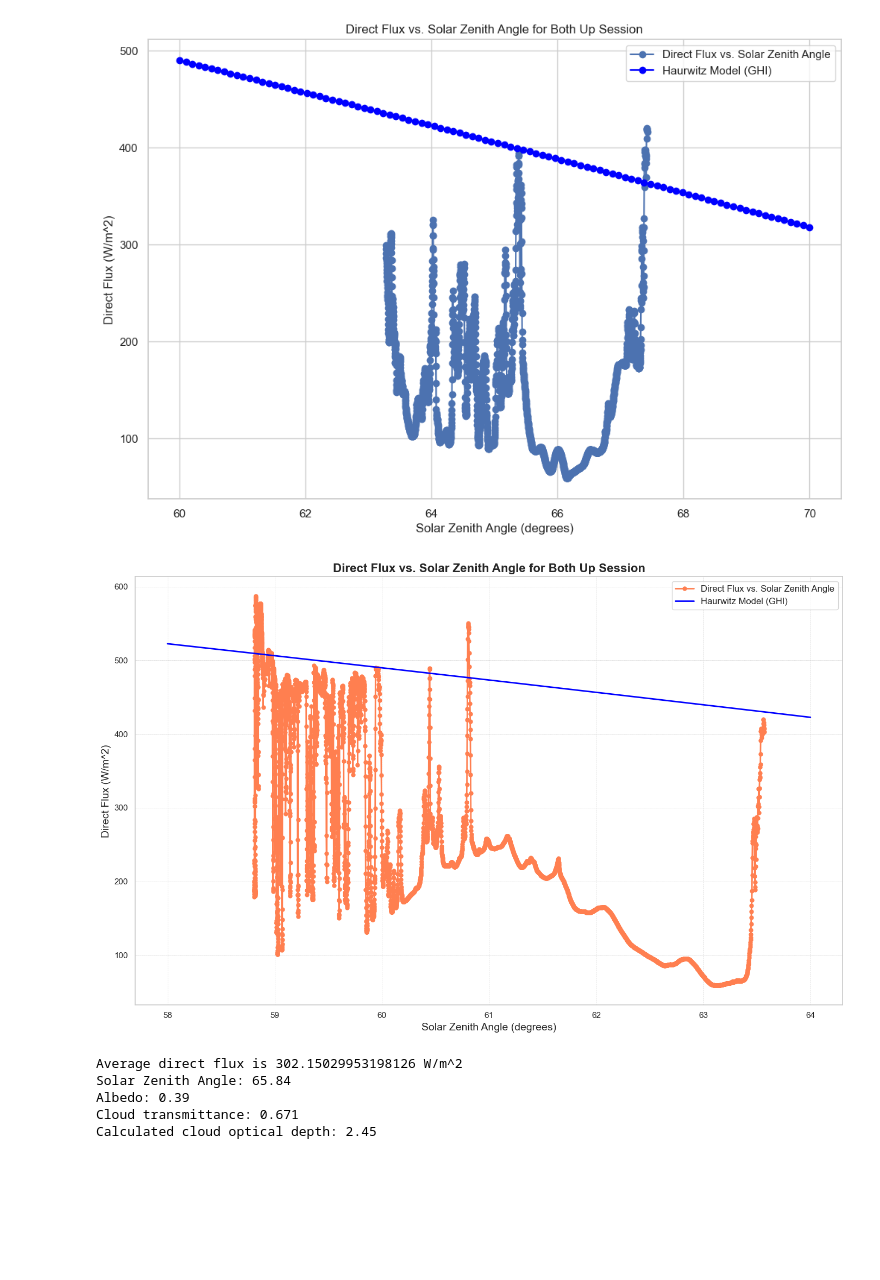
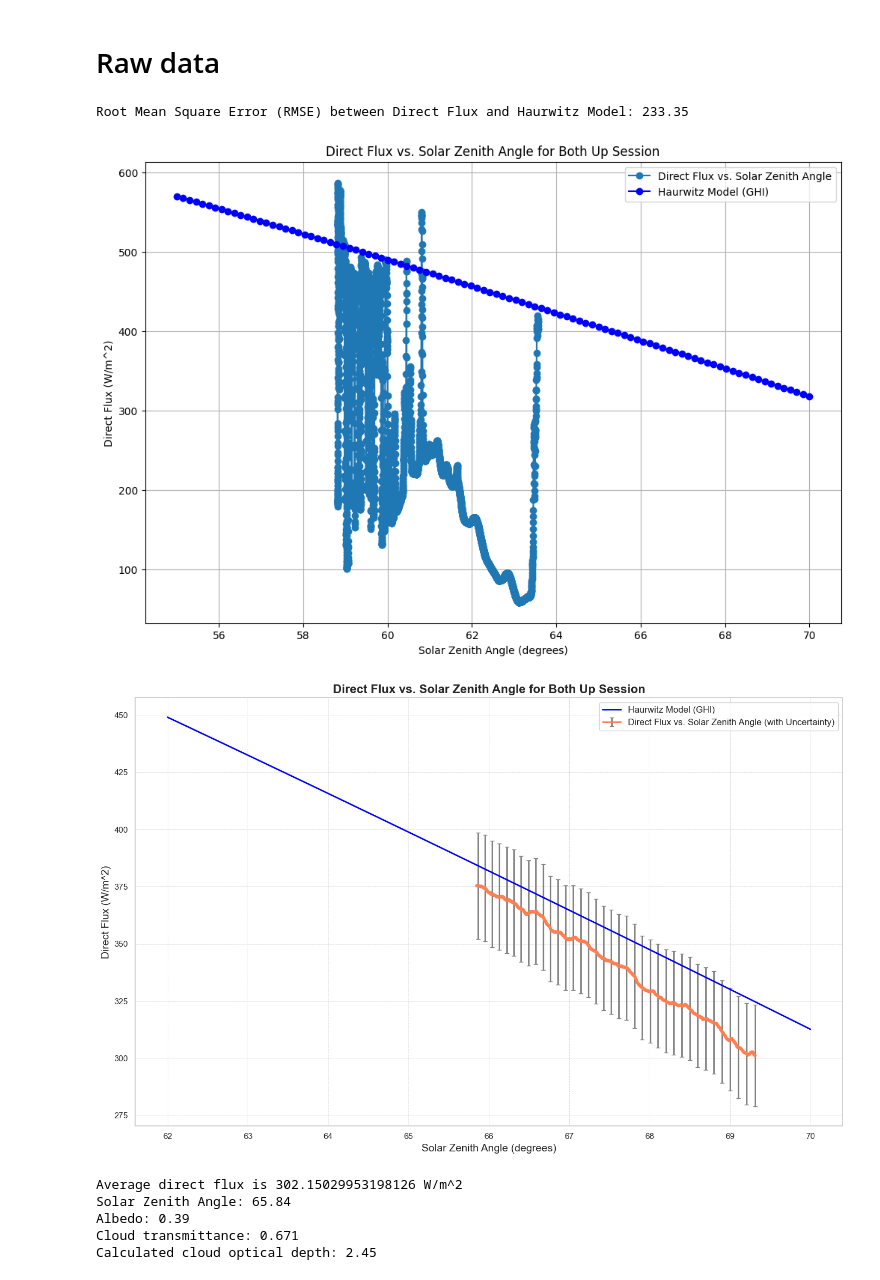
Before and after one commit to WeepsDanky/F1-solar-radiation, a Jupyter notebook: untitled(3)-presentation.ipynb, the cells around one changed output. Drawn from its saved outputs; the diff is of its cells as text; code cells hidden in the pictures; blank space fills up the shorter version.

```diff
--- a/untitled(3)-presentation.ipynb
+++ b/untitled(3)-presentation.ipynb
@@ -1,3 +1,5 @@
+# %% [markdown]
+# Raw data
 # %%
 # Calculate total flux
 import pandas as pd
@@ -23,7 +25,7 @@ for file_path, label in file_paths.items():
     dataframes[label] = df
 
 # Load the data for the "Both Up Session"
-selected_label = 'Cloudy Hyde Park Long'
+selected_label = 'Cloudy BLKT Long'
 selected_df = dataframes[selected_label]
 
 # Calculate direct flux
@@ -52,38 +54,46 @@ plt.title('Direct Flux vs. Solar Zenith Angle for Both Up Session')
 plt.grid(True)
 
 # Generate a range of apparent zenith angles from 0 to 90 degrees
-apparent_zenith_angles = np.linspace(60, 70, 100)
+apparent_zenith_angles = np.linspace(55, 70, 100)
 
 def haurwitz(apparent_zenith):
     cosZ = np.cos(np.radians(apparent_zenith))
     return 1098 * cosZ * np.exp(-0.057 / cosZ)
 
 def dni_model(apparent_zenith):
     I0 = 1367  # Extraterrestrial solar irradiance in W/m²
     cosZ = np.cos(np.radians(apparent_zenith))
     m = 1 / cosZ  # Air mass approximation
     return I0 * np.exp(-0.14 * m)
 
 # Calculate the corresponding GHI values using the corrected Haurwitz model
 ghi_values = haurwitz(apparent_zenith_angles)
 
 # Plot the Haurwitz model on top of the existing plot
 plt.plot(apparent_zenith_angles, ghi_values, label='Haurwitz Model (GHI)', color='blue', marker='o')
 
 # Calculate the DNI values
 dni_values = dni_model(apparent_zenith_angles)
 
 # Plot the DNI model on top of the existing plot
 # plt.plot(apparent_zenith_angles, dni_values, label='DNI Model', color='green', marker='x')
 
+# Function to calculate root mean square error between two datasets
+def calculate_rmse(actual, predicted):
+    return np.sqrt(np.mean((np.array(actual) - np.array(predicted)) ** 2))
+
+# Calculate RMSE between the direct flux data and the Haurwitz model
+rmse = calculate_rmse(direct_flux[:-1], haurwitz(y_data[:-1]))
+print(f'Root Mean Square Error (RMSE) between Direct Flux and Haurwitz Model: {rmse:.2f}')
 
 # Add legend
 plt.legend()
 
 # Show the plot
 plt.show()
 # %% [output]
+Root Mean Square Error (RMSE) between Direct Flux and Haurwitz Model: 233.35
-[figure, old version]
+[figure, new version]
 # %%
 # Calculate total flux
 import pandas as pd
@@ -114,13 +124,34 @@ for file_path, label in file_paths.items():
     dataframes[label] = df
 
 # Load the data for the "Both Up Session"
-selected_label = 'Cloudy BLKT Long'
+selected_label = 'Both Up Session'
 selected_df = dataframes[selected_label]
 
 # Calculate direct flux
 total_flux = selected_df['KZ11W:']
 diffusive_flux = selected_df['KZ11C:']
 direct_flux = total_flux - diffusive_flux
+
+# Calculate uncertainty for each measured flux
+uncertainties = []
+
+for flux in direct_flux:
+    zero_offset = 2.5  # W/m^2
+    non_linearity_error = 0.03 * flux  # 3% of measured value
+    signal_processing_error = 3  # W/m^2
+    directional_response_error = 20  # W/m^2
+
+    # Total uncertainty using RSS method
+    total_uncertainty = np.sqrt(
+        zero_offset**2 +
+        non_linearity_error**2 +
+        signal_processing_error**2 +
+        directional_response_error**2
+    )
+    uncertainties.append(total_uncertainty)
+
+# Convert uncertainties to a NumPy array
+uncertainties = np.array(uncertainties)
 
 # Calculate solar zenith angle for each time point
 latitude = 51.5054772
@@ -134,20 +165,21 @@ for time_str in selected_df['Time']:
     zenith_angle = 90 - altitude
     y_data.append(zenith_angle)
 
-# Plotting intensity vs. solar zenith angle
+# Plotting intensity vs. solar zenith angle with reduced markers and error bars
 plt.figure(figsize=(14, 9))
-plt.plot(y_data[:-1], direct_flux[:-1], 'o-', label='Direct Flux vs. Solar Zenith Angle', markersize=5, linewidth=2, color='coral')
+plt.errorbar(y_data[:-1], direct_flux[:-1], yerr=uncertainties[:-1], fmt='-', label='Direct Flux vs. Solar Zenith Angle (with Uncertainty)', linewidth=2, color='coral', ecolor='gray', capsize=3, errorevery=50)
+plt.plot(y_data[:-1], direct_flux[:-1], 'o', markersize=3, color='coral', alpha=0.5)
 plt.xlabel('Solar Zenith Angle (degrees)', fontsize=14)
 plt.ylabel('Direct Flux (W/m^2)', fontsize=14)
 plt.title('Direct Flux vs. Solar Zenith Angle for Both Up Session', fontsize=16, fontweight='bold')
 plt.grid(visible=True, linestyle='--', linewidth=0.5)
 
 # Generate a range of apparent zenith angles from 0 to 90 degrees
-apparent_zenith_angles = np.linspace(58, 64, 100)
+apparent_zenith_angles = np.linspace(62, 70, 100)
 
 def haurwitz(apparent_zenith):
     cosZ = np.cos(np.radians(apparent_zenith))
-    return 1098 * cosZ * np.exp(-0.057 / cosZ)
+    return 1080 * cosZ * np.exp(-0.057 / cosZ)
 
 def dni_model(apparent_zenith):
     I0 = 1367  # Extraterrestrial solar irradiance in W/m²
@@ -178,7 +210,7 @@ plt.gca().xaxis.set_minor_locator(ticker.MultipleLocator(2))
 plt.tight_layout()
 plt.show()
 # %% [output]
-[figure, old version]
+[figure, new version]
 # %%
 # Calculate total flux
 import pandas as pd
```
Also changed, not shown: parts of 2 cells of this notebook, 1 other file.
